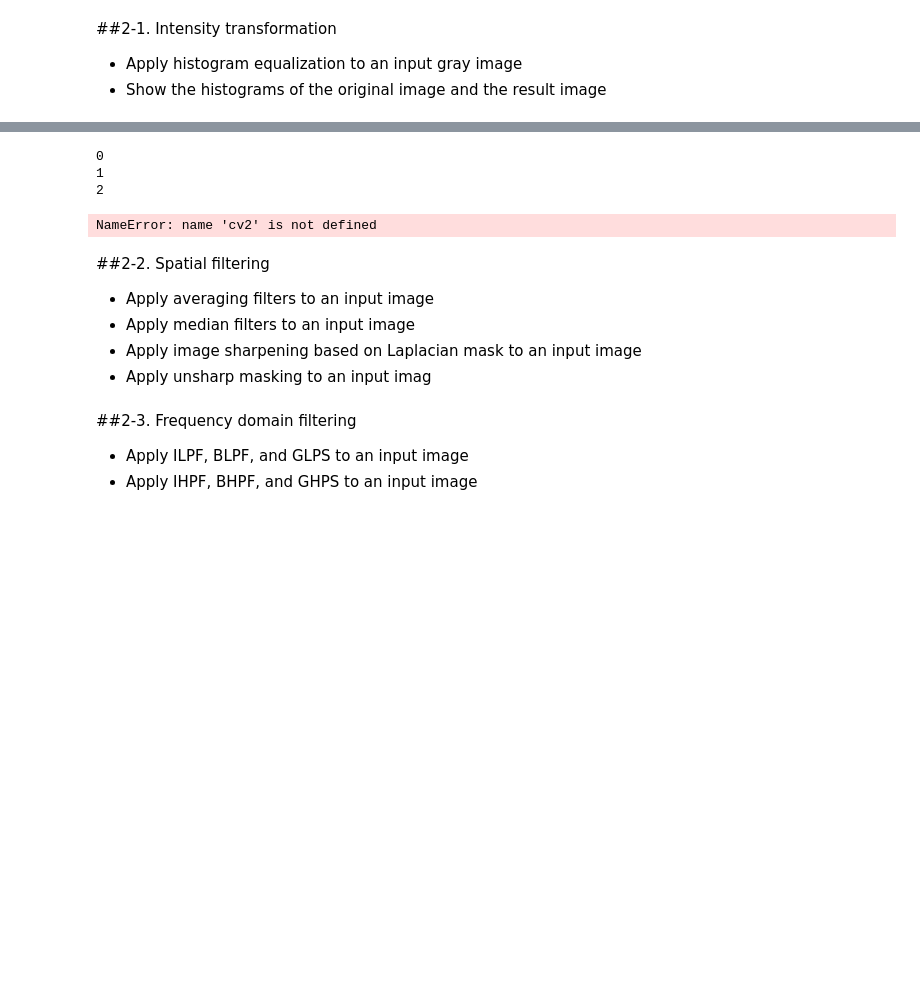
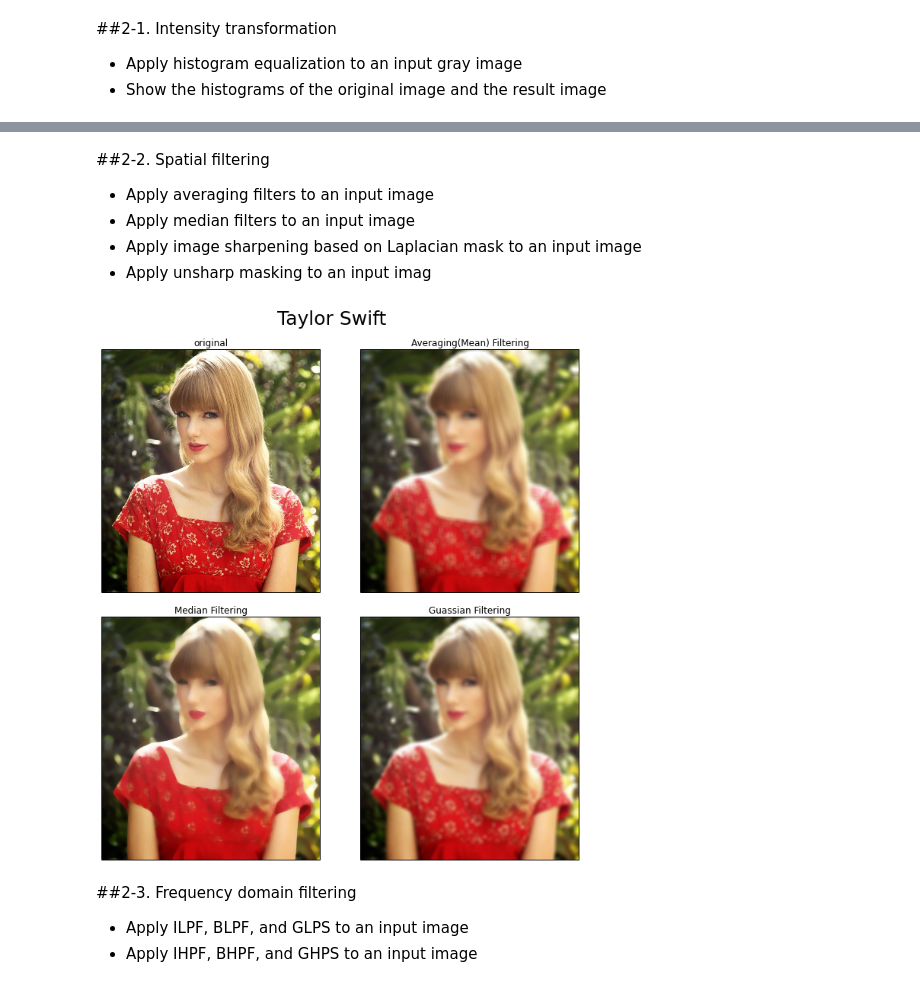
Before and after one commit to coder0526/iphw2013, a Jupyter notebook: Ip hw.ipynb, the cells around one changed output, grey strips where cells are left out. Saved outputs shown, nothing was run; the diff lists cells and outputs as text; code cells hidden in the pictures; blank space fills up the shorter version.

```diff
--- a/Ip hw.ipynb
+++ b/Ip hw.ipynb
@@ -42,26 +41,16 @@ cp.demo_ip(title='Taylor Swift', img=taylor).show()
-# %%
-
-    print x
-# %% [output]
-0
-1
-2
-# %%
-g_scarlet = cv2.cvtColor(scarlet, cv2.COLOR_RGB2GRAY)
-fig = plt.figure(figsize=(18, 15), dpi=120)
-fig.subplots_adjust(hspace=.01, wspace=.01)
-plot_with_hist([2,3,1], 'scarlet', scarlet)
-addplot([2,3,2], 'gray scarlet', g_scarlet)
-addplot([2,3,3], 'gray scarlet', g_scarlet)
-plt.show()
-# %% [output]
-NameError: name 'cv2' is not defined
 # %% [markdown]
 ##2-2. Spatial filtering
   - Apply averaging filters to an input image
   - Apply median filters to an input image
   - Apply image sharpening based on Laplacian mask to an input image
   - Apply unsharp masking to an input imag
+# %%
+from plotters import CrazyPlotter as crazy
+reload(sys.modules['plotters'])
+cp = crazy()
+cp.blurring(title='Taylor Swift', img=taylor).show()
+# %% [output]
+[figure, added]
 # %% [markdown]
 ##2-3. Frequency domain filtering
   - Apply ILPF, BLPF, and GLPS to an input image
```
Also changed, not shown: parts of 1 cell of this notebook, 3 other files.
